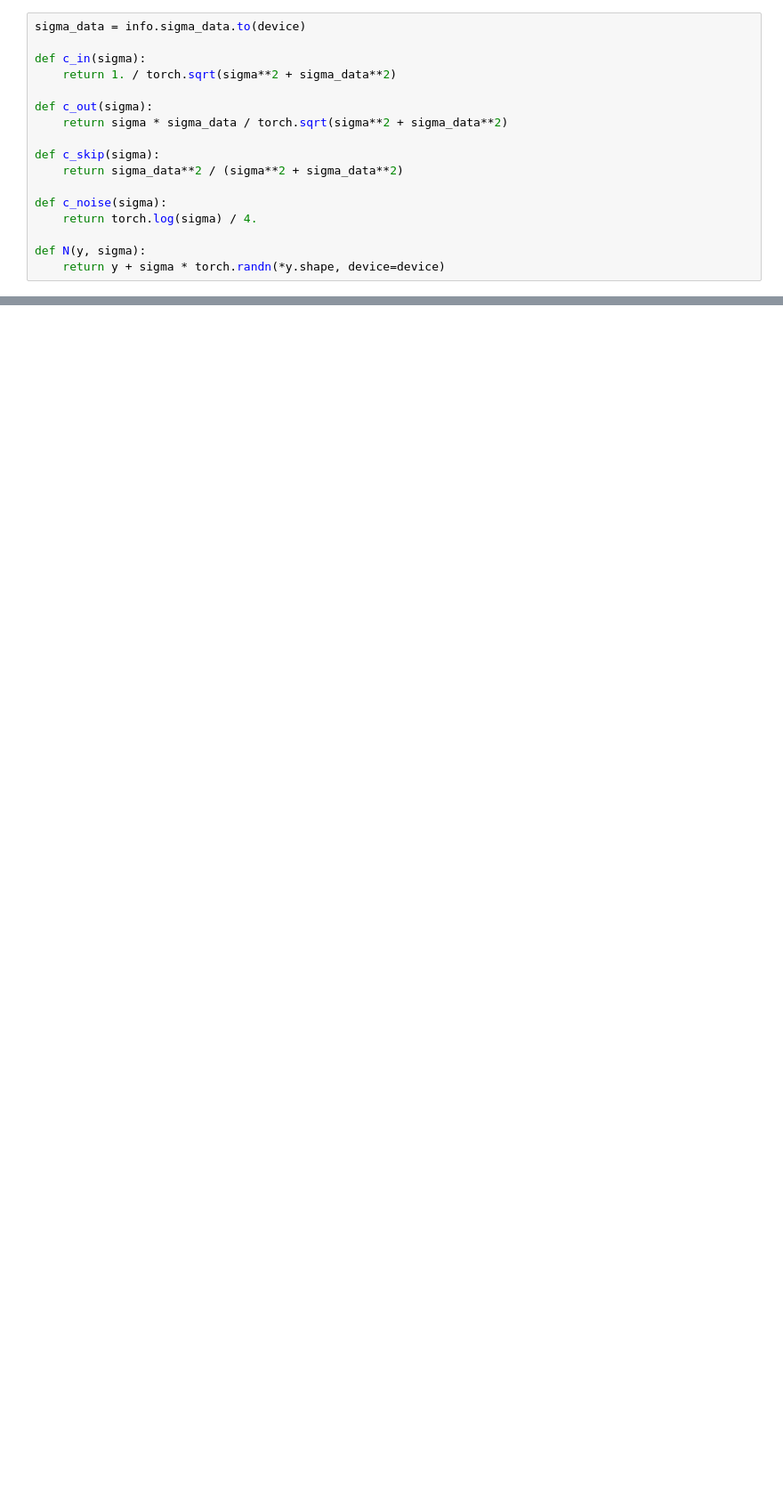
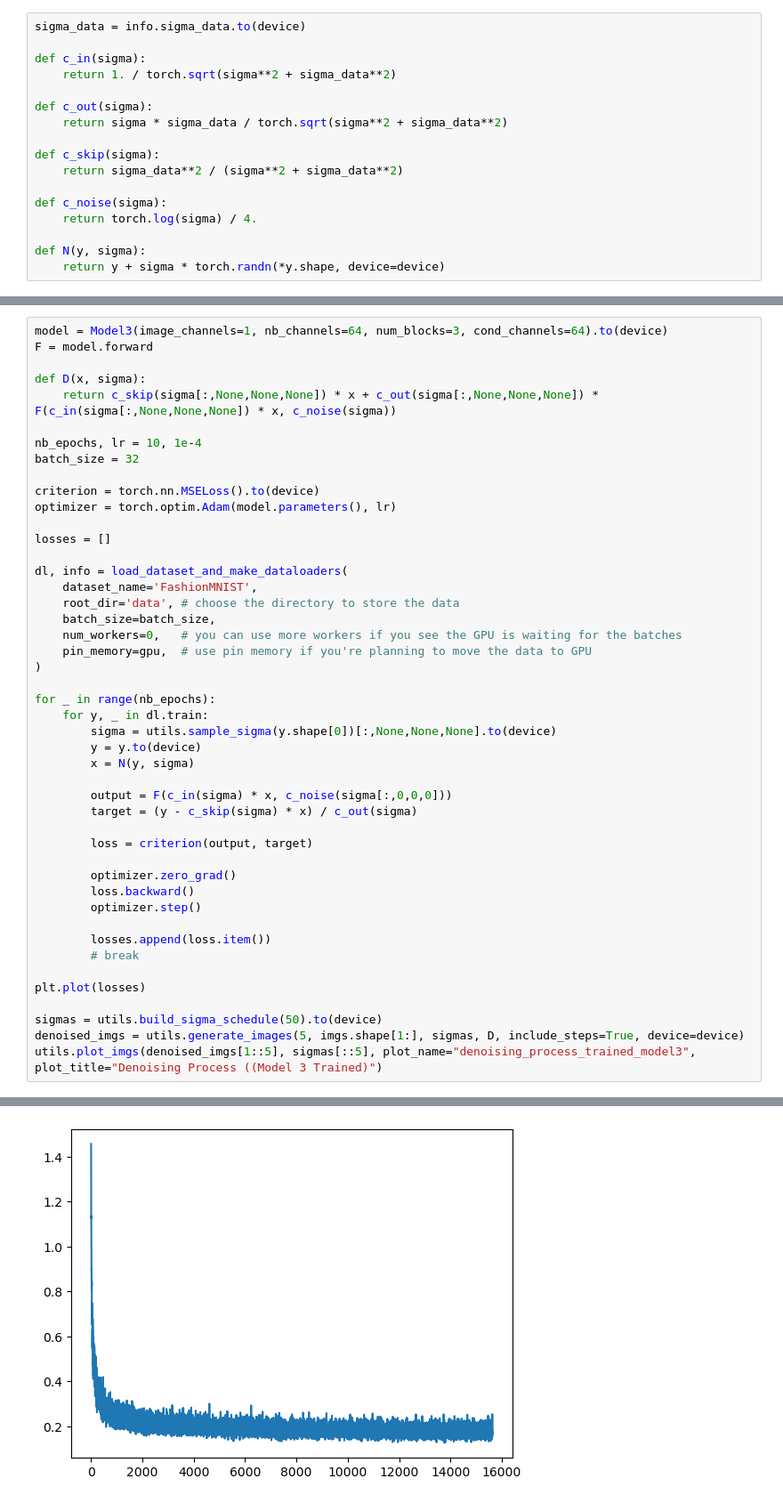
Before and after one commit to chrisfinlay/ddpm, a Jupyter notebook: project.ipynb, the cells around one changed output, grey strips where cells are left out. Shown at 89% size. Cells and saved outputs as stored; diff of their text form; blank space fills up the shorter version.

```diff
--- a/project.ipynb
+++ b/project.ipynb
@@ -113,0 +160,47 @@ plt.plot(losses)
+# %%
+model = Model3(image_channels=1, nb_channels=64, num_blocks=3, cond_channels=64).to(device)
+F = model.forward
+
+def D(x, sigma):
+    return c_skip(sigma[:,None,None,None]) * x + c_out(sigma[:,None,None,None]) * F(c_in(sigma[:,None,None,None]) * x, c_noise(sigma))
+
+nb_epochs, lr = 10, 1e-4
+batch_size = 32
+
+criterion = torch.nn.MSELoss().to(device)
+optimizer = torch.optim.Adam(model.parameters(), lr)
+
+losses = []
+
+dl, info = load_dataset_and_make_dataloaders(
+    dataset_name='FashionMNIST',
+    root_dir='data', # choose the directory to store the data
+    batch_size=batch_size,
+    num_workers=0,   # you can use more workers if you see the GPU is waiting for the batches
+    pin_memory=gpu,  # use pin memory if you're planning to move the data to GPU
+)
+
+for _ in range(nb_epochs):
+    for y, _ in dl.train:
+        sigma = utils.sample_sigma(y.shape[0])[:,None,None,None].to(device)
+        y = y.to(device)
+        x = N(y, sigma)
+
+        output = F(c_in(sigma) * x, c_noise(sigma[:,0,0,0]))
+        target = (y - c_skip(sigma) * x) / c_out(sigma)
+
+        loss = criterion(output, target)
+
+        optimizer.zero_grad()
+        loss.backward()
+        optimizer.step()
+
+        losses.append(loss.item())
+        # break
+
+plt.plot(losses)
+
+sigmas = utils.build_sigma_schedule(50).to(device)
+denoised_imgs = utils.generate_images(5, imgs.shape[1:], sigmas, D, include_steps=True, device=device)
+utils.plot_imgs(denoised_imgs[1::5], sigmas[::5], plot_name="denoising_process_trained_model3", plot_title="Denoising Process ((Model 3 Trained)")
+# %% [output]
@@ -113,0 +208 @@ plt.plot(losses)
+[figure, added]
```
Also changed, not shown: parts of 10 cells of this notebook, 3 other files.
